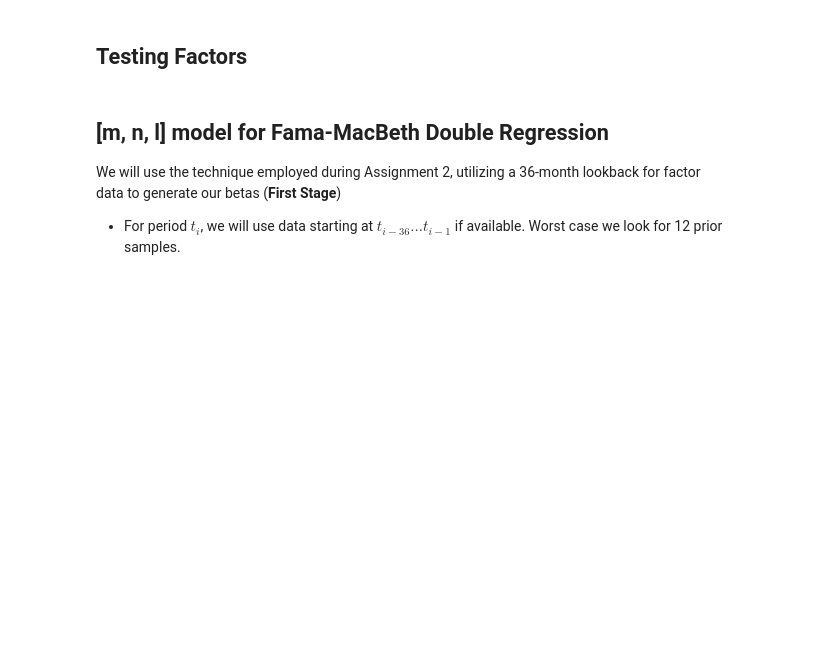
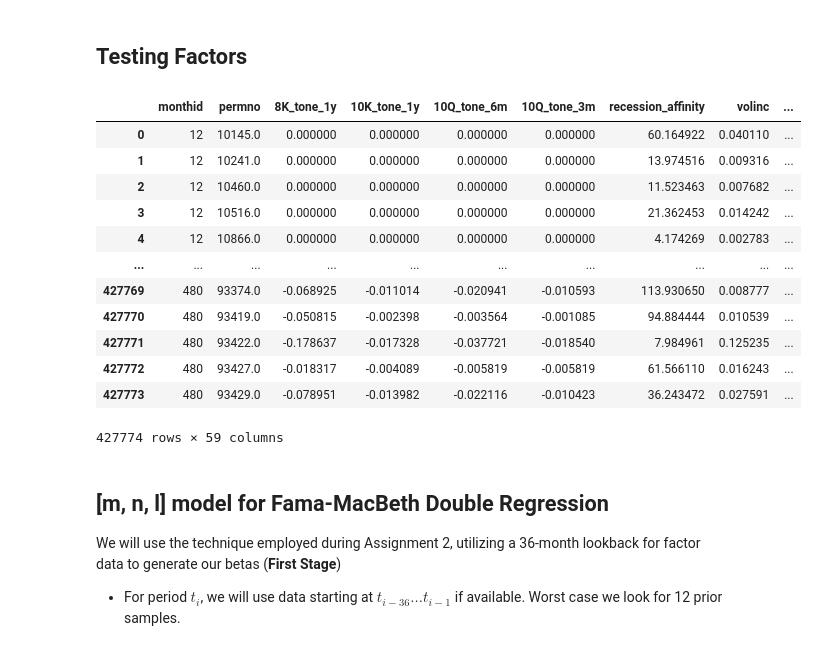
Before and after one commit to CFM-301-W23-G4/Final-Project, a Jupyter notebook: Final Project.ipynb, the cells around one changed output. Drawn from its saved outputs; the diff is of its cells as text; code cells hidden in the pictures; blank space fills up the shorter version.

```diff
--- a/Final Project.ipynb
+++ b/Final Project.ipynb
@@ -431,3 +431,19 @@ model_factors += recession_factors
 model_factors += tone_factors
 # %%
 all_monthly_data = pd.merge(ff4_factors, all_monthly_data, on="monthid")
+# %%
+all_monthly_data[["monthid", "permno"] + model_factors[::-1]]
+# %% [output]
+|  | monthid | permno | 8K_tone_1y | 10K_tone_1y | 10Q_tone_6m | 10Q_tone_3m | recession_affinity | volinc | ... |
+| 0 | 12 | 10145.0 | 0.000000 | 0.000000 | 0.000000 | 0.000000 | 60.164922 | 0.040110 | ... |
+| 1 | 12 | 10241.0 | 0.000000 | 0.000000 | 0.000000 | 0.000000 | 13.974516 | 0.009316 | ... |
+| 2 | 12 | 10460.0 | 0.000000 | 0.000000 | 0.000000 | 0.000000 | 11.523463 | 0.007682 | ... |
+| 3 | 12 | 10516.0 | 0.000000 | 0.000000 | 0.000000 | 0.000000 | 21.362453 | 0.014242 | ... |
+| 4 | 12 | 10866.0 | 0.000000 | 0.000000 | 0.000000 | 0.000000 | 4.174269 | 0.002783 | ... |
+| ... | ... | ... | ... | ... | ... | ... | ... | ... | ... |
+| 427769 | 480 | 93374.0 | -0.068925 | -0.011014 | -0.020941 | -0.010593 | 113.930650 | 0.008777 | ... |
+| 427770 | 480 | 93419.0 | -0.050815 | -0.002398 | -0.003564 | -0.001085 | 94.884444 | 0.010539 | ... |
+| 427771 | 480 | 93422.0 | -0.178637 | -0.017328 | -0.037721 | -0.018540 | 7.984961 | 0.125235 | ... |
+| 427772 | 480 | 93427.0 | -0.018317 | -0.004089 | -0.005819 | -0.005819 | 61.566110 | 0.016243 | ... |
+| 427773 | 480 | 93429.0 | -0.078951 | -0.013982 | -0.022116 | -0.010423 | 36.243472 | 0.027591 | ... |
+427774 rows × 59 columns
```
Also changed, not shown: parts of 16 cells of this notebook, 1 other file.
